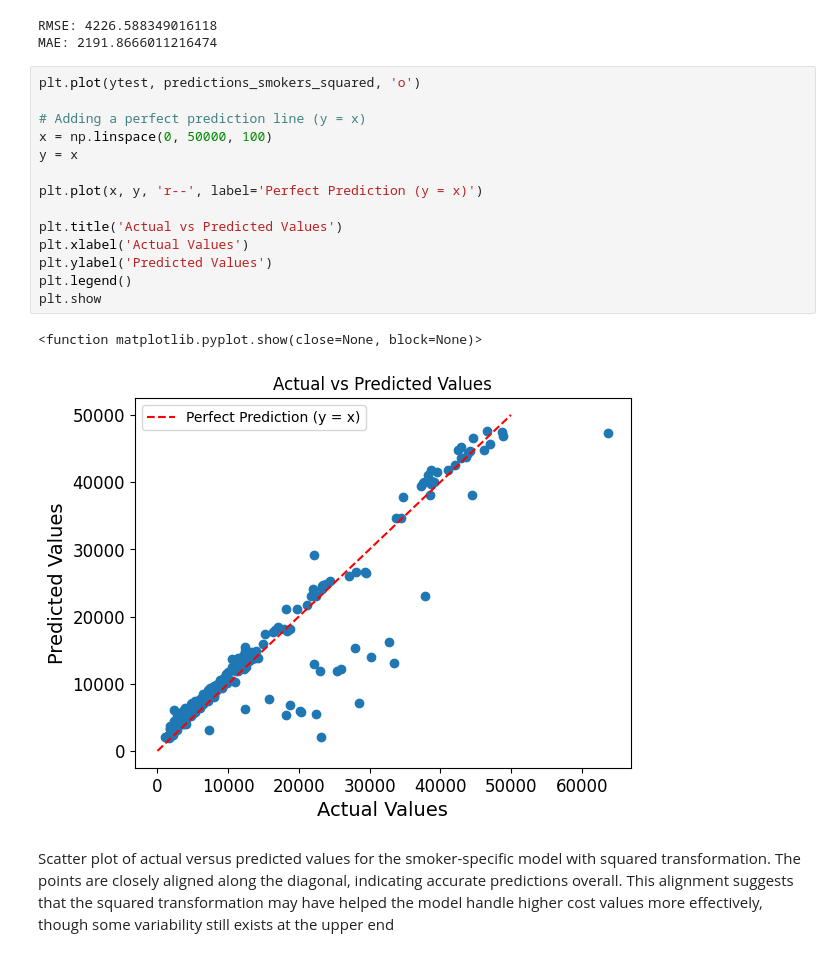
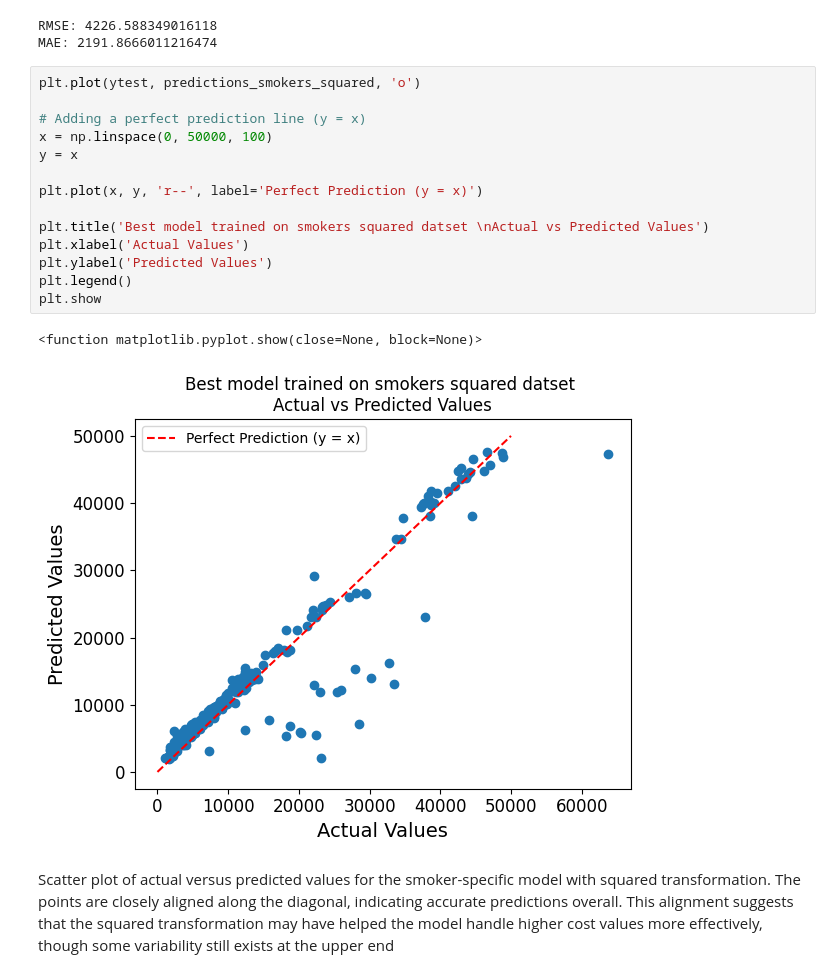
Before and after one commit to Ahsanfyfy/Project-Group-3, a Jupyter notebook: predictions.ipynb, the cells around one changed output. Saved outputs shown, nothing was run; the diff lists cells and outputs as text.

```diff
--- a/predictions.ipynb
+++ b/predictions.ipynb
@@ -151,20 +151,20 @@ MAE: 2191.8666011216474
 # %%
 plt.plot(ytest, predictions_smokers_squared, 'o')
 
 # Adding a perfect prediction line (y = x)
 x = np.linspace(0, 50000, 100)
 y = x
 
 plt.plot(x, y, 'r--', label='Perfect Prediction (y = x)')
 
-plt.title('Actual vs Predicted Values')
+plt.title('Best model trained on smokers squared datset \nActual vs Predicted Values')
 plt.xlabel('Actual Values')
 plt.ylabel('Predicted Values')
 plt.legend()
 plt.show
 # %% [output]
 <function matplotlib.pyplot.show(close=None, block=None)>
-[figure, old version]
+[figure, new version]
 # %% [markdown]
 Scatter plot of actual versus predicted values for the smoker-specific model with squared transformation. The points are closely aligned along the diagonal, indicating accurate predictions overall. This alignment suggests that the squared transformation may have helped the model handle higher cost values more effectively, though some variability still exists at the upper end
 # %% [markdown]
```
Also changed, not shown: parts of 3 cells of this notebook.
